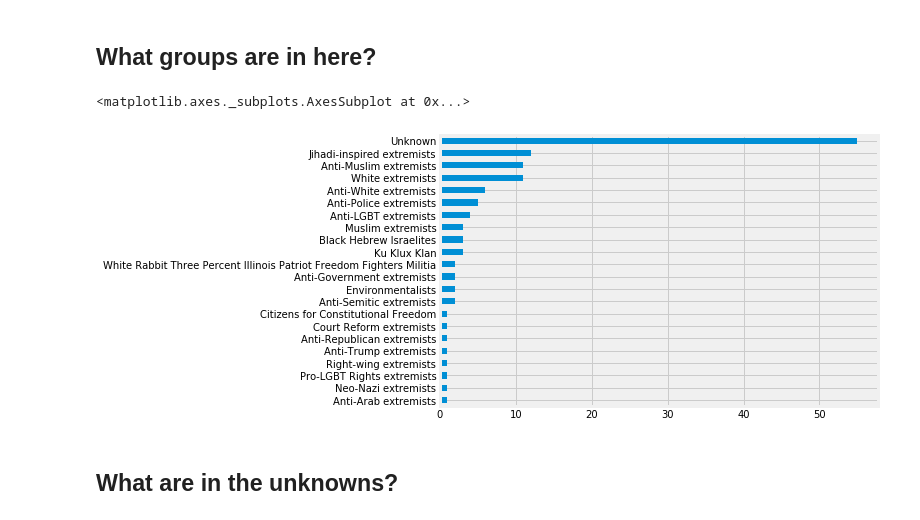
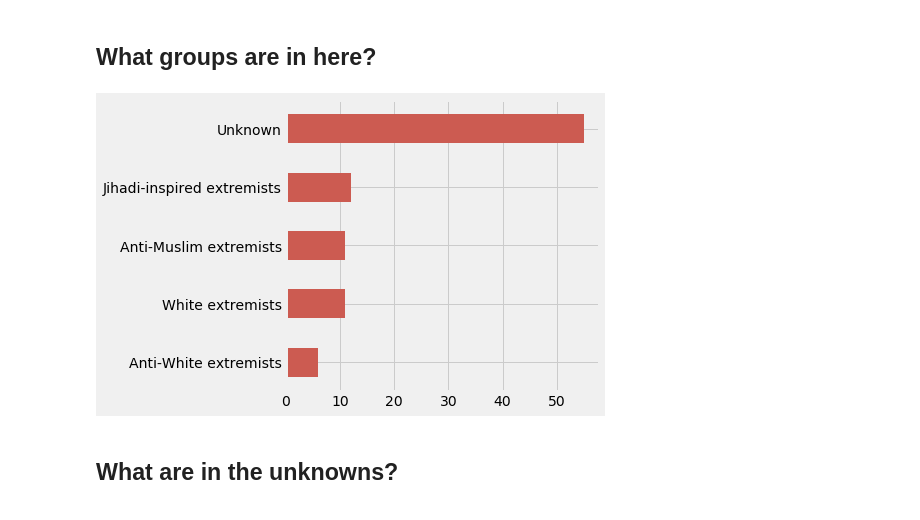
Before and after one commit to sawyerclick/portfolio, a Jupyter notebook: project/terrorism/terrorism.ipynb, the cells around one changed output. Cells and saved outputs as stored; diff of their text form; code cells hidden in the pictures.

```diff
--- a/project/terrorism/terrorism.ipynb
+++ b/project/terrorism/terrorism.ipynb
@@ -86,10 +86,11 @@ df.shape
 # %% [markdown]
 ## What groups are in here?
 # %%
-df.gname.value_counts().sort_values().plot(kind='barh', figsize=(7,5))
+df.gname.value_counts().sort_values().tail().plot(kind='barh', figsize=(5,5), color='#CC5B51')
+
+plt.savefig("images/top_groups.svg", bbox_inches='tight', transparent=True)
 # %% [output]
-<matplotlib.axes._subplots.AxesSubplot at 0x...>
-[figure, old version]
+[figure, new version]
 # %% [markdown]
 ## What are in the unknowns?
 # %%
```
Also changed, not shown: 13 other files.
